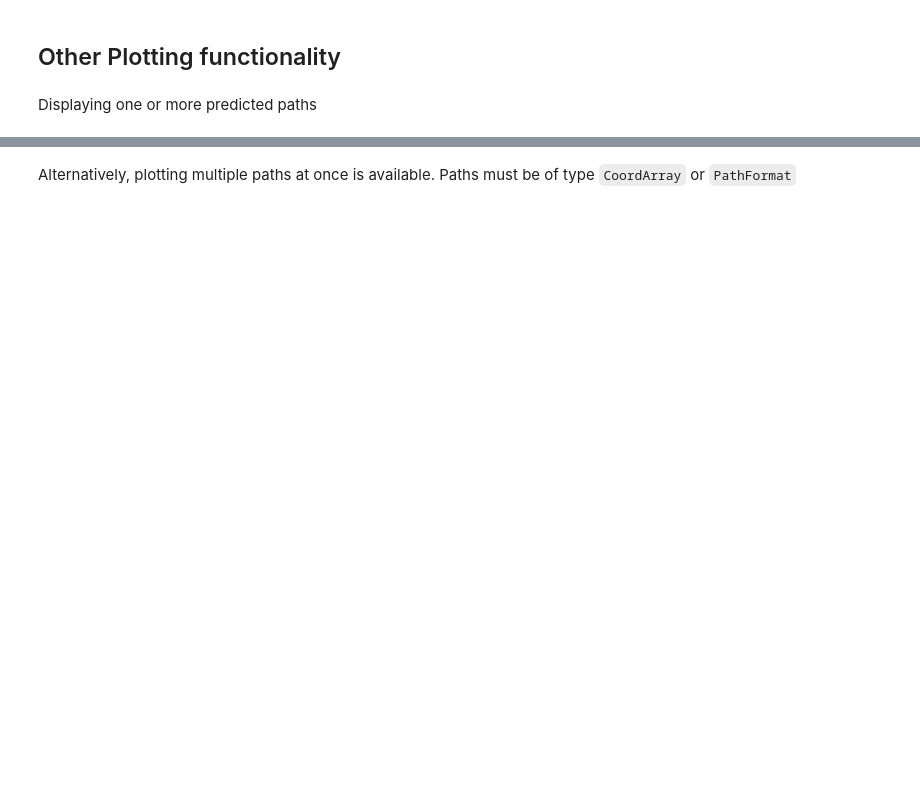
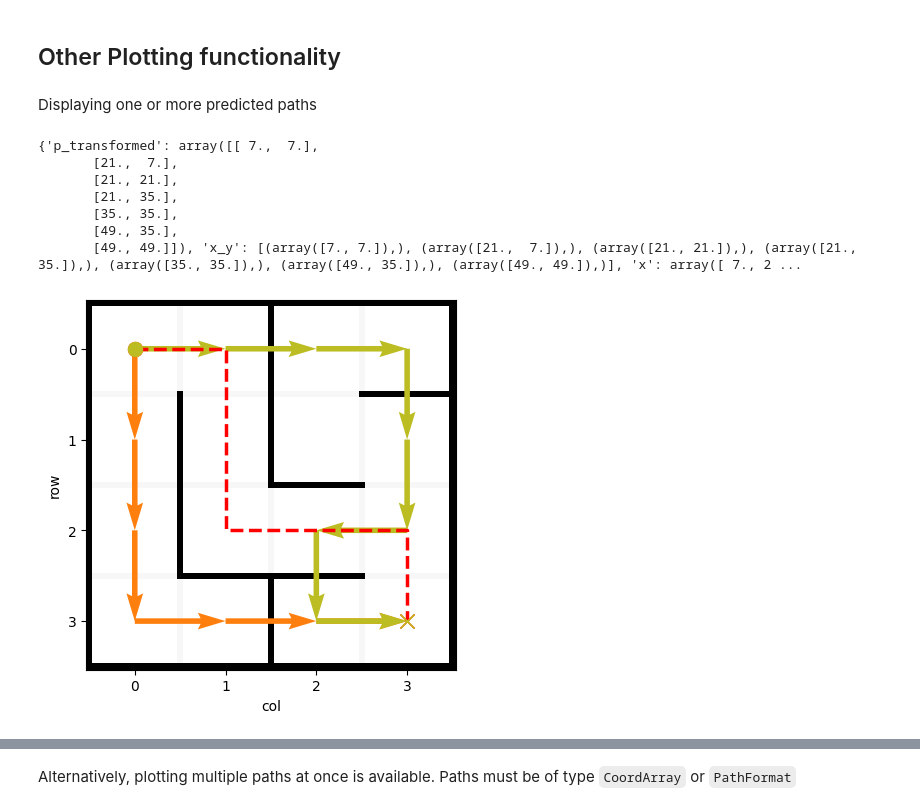
Before and after one commit to understanding-search/maze-transformer, a Jupyter notebook: notebooks/demo_latticemaze.ipynb, the cells around one changed output, grey strips where cells are left out. Saved outputs shown, nothing was run; the diff lists cells and outputs as text; code cells hidden in the pictures; blank space fills up the shorter version.

```diff
--- a/notebooks/demo_latticemaze.ipynb
+++ b/notebooks/demo_latticemaze.ipynb
@@ -112,13 +161,23 @@ Displaying one or more predicted paths
 # %%
 pred_path1 = [(0, 0), (1, 0), (2, 0), (3, 0), (3, 1), (3, 2), (3, 3)]
 pred_path2 = [(0, 0), (0, 1), (0, 2), (0, 3), (1, 3), (2, 3), (2, 2), (3, 2), (3, 3)]
 (
 MazePlot(maze)
     .add_true_path(true_path)
     .add_predicted_path(pred_path1)
     .add_predicted_path(pred_path2)
-    .show()
+    .plot()
 )
+plt.show()
+# %% [output]
+{'p_transformed': array([[ 7.,  7.],
+       [21.,  7.],
+       [21., 21.],
+       [21., 35.],
+       [35., 35.],
+       [49., 35.],
+       [49., 49.]]), 'x_y': [(array([7., 7.]),), (array([21.,  7.]),), (array([21., 21.]),), (array([21., 35.]),), (array([35., 35.]),), (array([49., 35.]),), (array([49., 49.]),)], 'x': array([ 7., 2 ...
+[figure, added]
 # %%
 node_values = np.random.uniform(size=maze.grid_shape)
 
```
Also changed, not shown: parts of 10 cells of this notebook, 3 other files.
